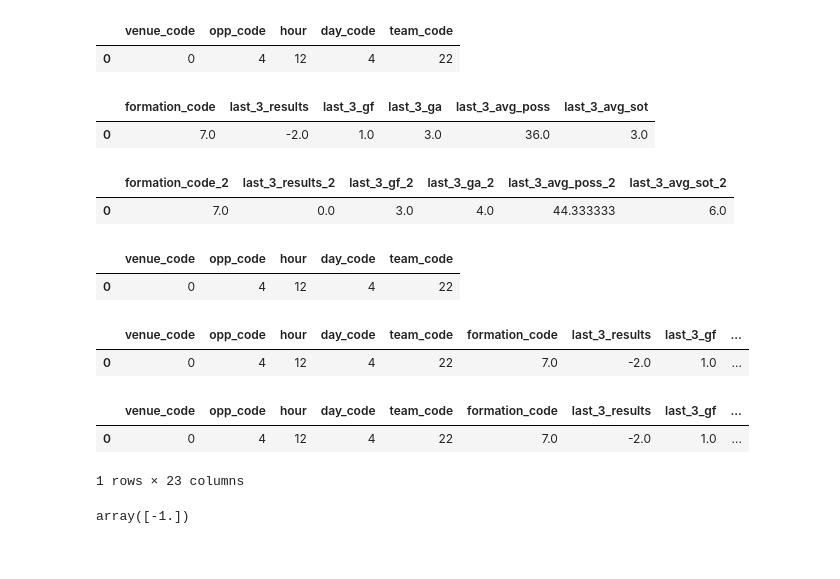
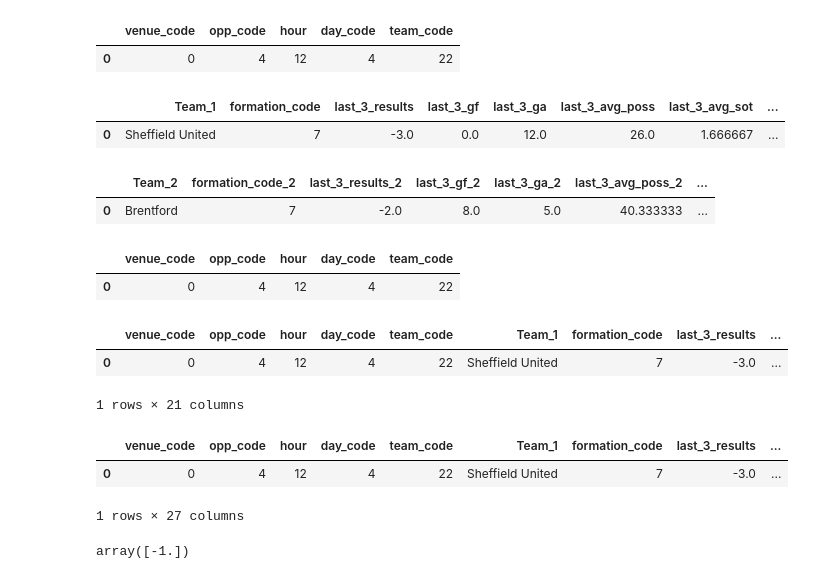
Before and after one commit to cschneggenburger/group-2-project-2, a Jupyter notebook: epl_3/rf_model_rolling_3_new_data_structure.ipynb, the cells around one changed output. Cells and saved outputs as stored; diff of their text form; code cells hidden in the pictures.

Commit message:
updated rf_model_rolling_3_new_data_structure.ipynb correcteed issue with prediction dataframe

```diff
--- a/epl_3/rf_model_rolling_3_new_data_structure.ipynb
+++ b/epl_3/rf_model_rolling_3_new_data_structure.ipynb
@@ -10,5 +10,5 @@ from sklearn.model_selection import GridSearchCV
 from sklearn.model_selection import cross_val_score
 # %%
 #load in datasets
-matches = pd.read_csv("epl_matches_combined.csv", index_col=0)
-matches
+matches = pd.read_csv("Resources/epl_matches_combined.csv", index_col=0)
+matches.head()
@@ -145,26 +116,26 @@ weighted avg       0.49      0.51      0.45      1310
 # %%
 #turns the user input into a dataframe
 user_input_columns = ["venue_code", "opp_code", "hour", "day_code", 'team_code']
-user_input = pd.read_csv("user_input.csv")
+user_input = pd.read_csv("Resources/user_input.csv")
 user_input
 # %% [output]
 |  | venue_code | opp_code | hour | day_code | team_code |
 | 0 | 0 | 4 | 12 | 4 | 22 |
 # %%
-team_1_columns = ['formation_code',
+team_1_columns = ['Team_1','formation_code',
 'last_3_results',
 'last_3_gf',
 'last_3_ga',
 'last_3_avg_poss',
-'last_3_avg_sot']
+'last_3_avg_sot', 'date']
 
 
-team_2_columns= ['formation_code_2',
+team_2_columns= ['Team_2','formation_code_2',
                 'last_3_results_2',
                 'last_3_gf_2',
                 'last_3_ga_2',
                 'last_3_avg_poss_2',
-                'last_3_avg_sot_2']
+                'last_3_avg_sot_2', 'date']
 # %%
 # Defining the teams list and their corresponding codes
 teams_list = ['Arsenal', 'Aston Villa',
@@ -183,29 +154,29 @@ teams_list = ['Arsenal', 'Aston Villa',
 # %%
 # Assuming is your DataFrame, 'team_name' is the name of the team, and 'team' is the column with team names
 # subtract 1 from the team code in the User_input dataframe to get the team name from the teams_list and store as a veriable
 team_1_name = teams_list[user_input["team_code"].values[0] - 1]
 team_1_data = matches.loc[matches['Team_1'] == team_1_name, team_1_columns]
 # subtract 1 from the opp_code in the User_input dataframe to get the team name from the teams_list and store as a veriable
 team_2_name = teams_list[user_input["opp_code"].values[0] - 1]
 team_2_data = matches.loc[matches['Team_2'] == team_2_name, team_2_columns]
 # Get the last row
-last_values_1 = team_1_data.iloc[-1]
-last_values_2 = team_2_data.iloc[-1]
+last_values_1 = team_1_data.iloc[0]
+last_values_2 = team_2_data.iloc[0]
 
 #create a new DataFrame with the last values 1 using the 'team_1_columns' as column names
 team_1_last_values = pd.DataFrame(last_values_1.values.reshape(1, -1), columns=team_1_columns)
 display(team_1_last_values)
 #create a new DataFrame with the last values 2 using the 'opponent_column_headings' as column names
 team_2_last_values = pd.DataFrame(last_values_2.values.reshape(1, -1), columns=team_2_columns)
 display(team_2_last_values)
 #create a new dataframe with the user input using the 'user_input_columns' as column names
 user_input_df = pd.DataFrame(np.array(user_input).reshape(1, -1), columns=user_input_columns)
 display(user_input_df)
 # %% [output]
-|  | formation_code | last_3_results | last_3_gf | last_3_ga | last_3_avg_poss | last_3_avg_sot |
-| 0 | 7.0 | -2.0 | 1.0 | 3.0 | 36.0 | 3.0 |
+|  | Team_1 | formation_code | last_3_results | last_3_gf | last_3_ga | last_3_avg_poss | last_3_avg_sot | ... |
+| 0 | Sheffield United | 7 | -3.0 | 0.0 | 12.0 | 26.0 | 1.666667 | ... |
-|  | formation_code_2 | last_3_results_2 | last_3_gf_2 | last_3_ga_2 | last_3_avg_poss_2 | last_3_avg_sot_2 |
-| 0 | 7.0 | 0.0 | 3.0 | 4.0 | 44.333333 | 6.0 |
+|  | Team_2 | formation_code_2 | last_3_results_2 | last_3_gf_2 | last_3_ga_2 | last_3_avg_poss_2 | ... |
+| 0 | Brentford | 7 | -2.0 | 8.0 | 5.0 | 40.333333 | ... |
 |  | venue_code | opp_code | hour | day_code | team_code |
 | 0 | 0 | 4 | 12 | 4 | 22 |
 # %%
@@ -214,8 +185,9 @@ display(user_input_df)
 combined_df = pd.concat([user_input_df,team_1_last_values, team_2_last_values], axis=1)
 combined_df
 # %% [output]
-|  | venue_code | opp_code | hour | day_code | team_code | formation_code | last_3_results | last_3_gf | ... |
-| 0 | 0 | 4 | 12 | 4 | 22 | 7.0 | -2.0 | 1.0 | ... |
+|  | venue_code | opp_code | hour | day_code | team_code | Team_1 | formation_code | last_3_results | ... |
+| 0 | 0 | 4 | 12 | 4 | 22 | Sheffield United | 7 | -3.0 | ... |
+1 rows × 21 columns
 # %%
 #Calculate the comparison stats and add them to the dataframecomparison Stats
 def calculate_differentials(combined_df, window):
@@ -232,9 +204,9 @@ def calculate_differentials(combined_df, window):
 combined_df = calculate_differentials(combined_df, 3)
 combined_df.head()
 # %% [output]
-|  | venue_code | opp_code | hour | day_code | team_code | formation_code | last_3_results | last_3_gf | ... |
-| 0 | 0 | 4 | 12 | 4 | 22 | 7.0 | -2.0 | 1.0 | ... |
+|  | venue_code | opp_code | hour | day_code | team_code | Team_1 | formation_code | last_3_results | ... |
+| 0 | 0 | 4 | 12 | 4 | 22 | Sheffield United | 7 | -3.0 | ... |
-1 rows × 23 columns
+1 rows × 27 columns
 # %%
 #rearrange the columns to match the order of the predictors
 combined_df = combined_df[predictors]
```
Also changed, not shown: parts of 2 cells of this notebook.
